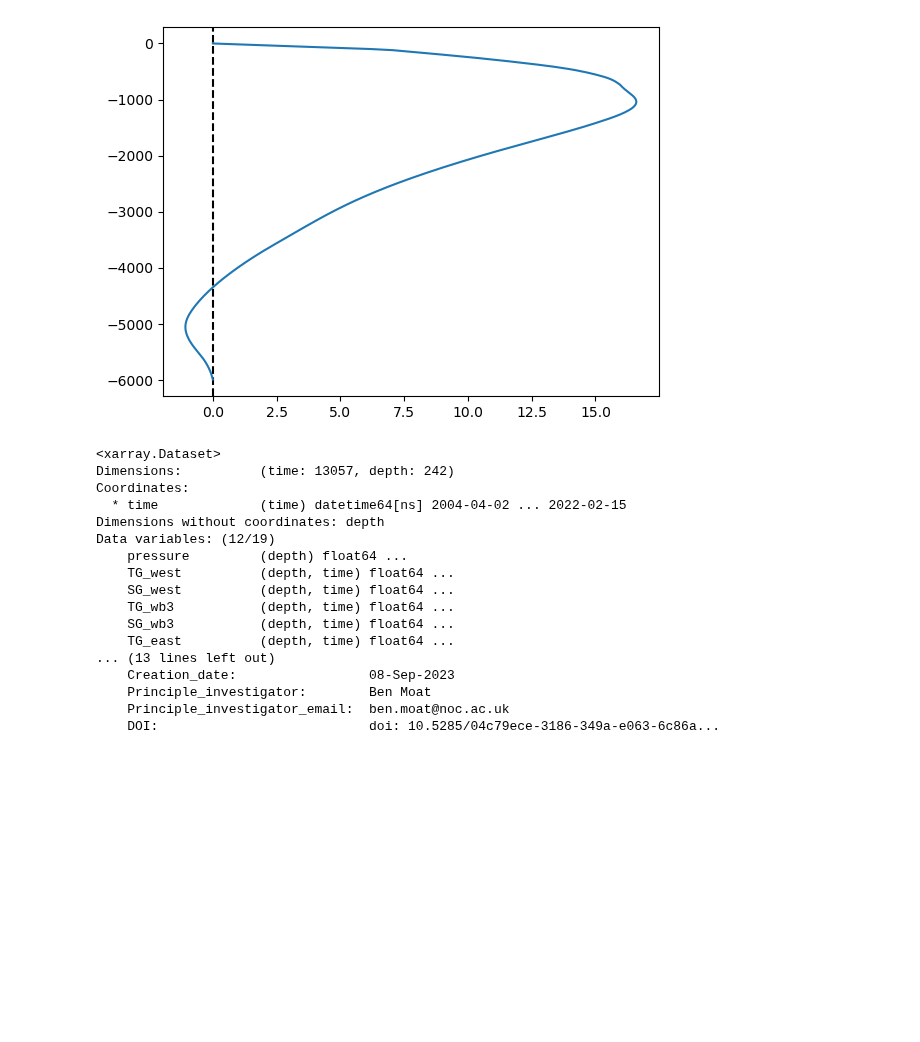
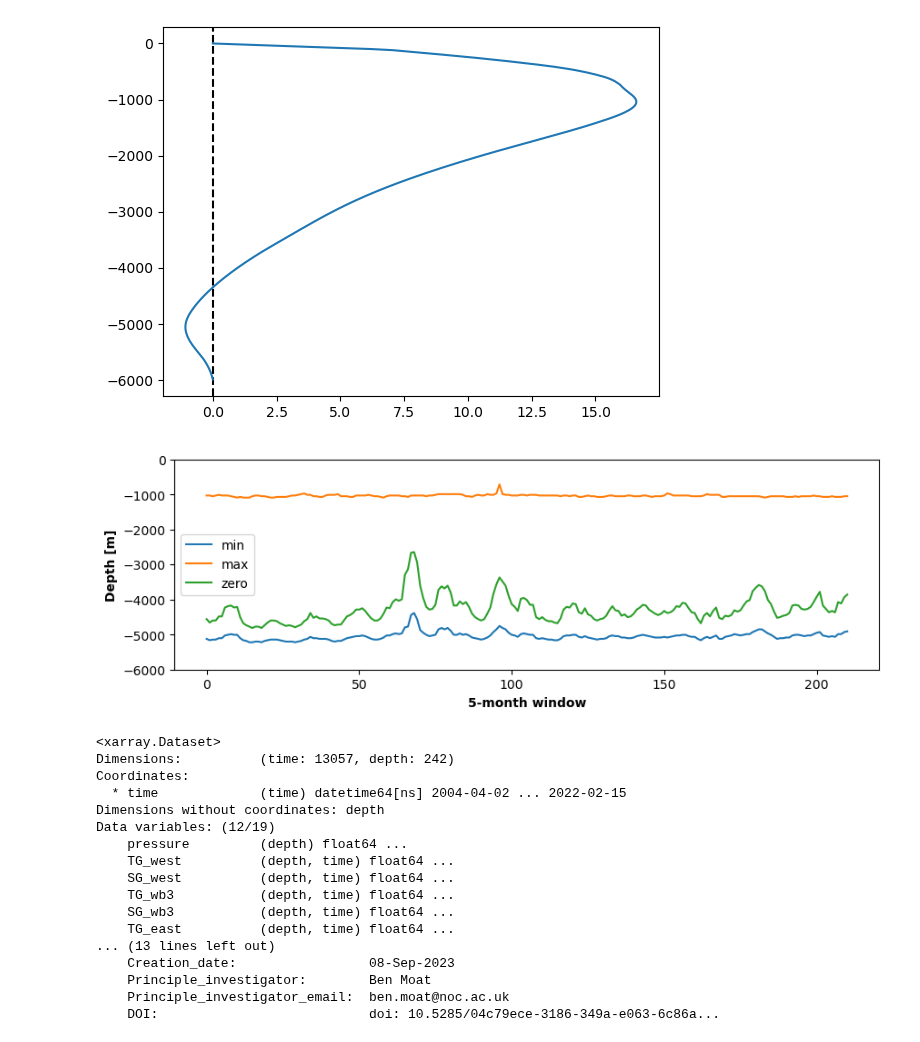
Before and after one commit to ai4er-cdt/OTP, a Jupyter notebook: notebooks/rapid_data.ipynb, the cells around one changed output. Drawn from its saved outputs; the diff is of its cells as text; code cells hidden in the pictures; blank space fills up the shorter version.

Commit message:
Calculated min, max, mix depths for RAPID

```diff
--- a/notebooks/rapid_data.ipynb
+++ b/notebooks/rapid_data.ipynb
@@ -42,6 +44,56 @@ plt.show()
 # %% [output]
 [figure]
 [figure]
+# %%
+def min_max_zero(arr):
+    arr = arr.copy()
+
+    idx_min = np.nanargmin(arr)
+    idx_max = np.nanargmax(arr)
+
+    # ignore the bottom/top depths, which are always 0
+    arr[-10 : ] = np.nan
+    arr[ : 10] = np.nan
+    idx_zero = np.nanargmin(np.abs(arr))
+
+    return idx_min, idx_max, idx_zero
+
+# Downsample to monthly means
+rapid_monthly = rapid_flipped.resample({'time' : 'M'}).mean()
+
+# Take a 5-month window mean for streamfunction values at each depth & time
+rapid_window_mean = np.nanmean(sliding_window_view(rapid_monthly.values, window_shape = 5, axis = 1), axis = 2)
+
+# Extract the minimum, maximum, and (intermediate) zero streamfunction depths
+idx_min = np.nanargmin(rapid_window_mean, axis = 0)
+idx_max = np.nanargmax(rapid_window_mean, axis = 0)
+
+#  ignore the bottom/top depths, which are always 0
+rapid_window_mean[-10 : ] = np.nan
+rapid_window_mean[ : 10] = np.nan
+idx_zero = np.nanargmin(np.abs(rapid_window_mean), axis = 0)
+
+depths = rapid_flipped.depth.values
+min_depths = depths[idx_min]
+min_depths[min_depths > -2000] = np.nan
+max_depths = depths[idx_max]
+zero_depths = depths[idx_zero]
+
+# Plot these over time--not quite sure how to interpret time dimension because of windows...
+plt.figure(figsize = (10, 3))
+
+plt.plot(min_depths, label = 'min')
+plt.plot(max_depths, label = 'max')
+plt.plot(zero_depths, label = 'zero')
+
+plt.ylim(-6000, 0)
+
+plt.ylabel('Depth [m]', weight = 'bold')
+plt.xlabel('5-month window', weight = 'bold')
+
+plt.legend();
+# %% [output]
+[figure, added]
 # %%
 # This temp and salinity data may not be useful for calculating potential density since it's
 #   aggregated over longitudes...
```
Also changed, not shown: parts of 2 cells of this notebook.
